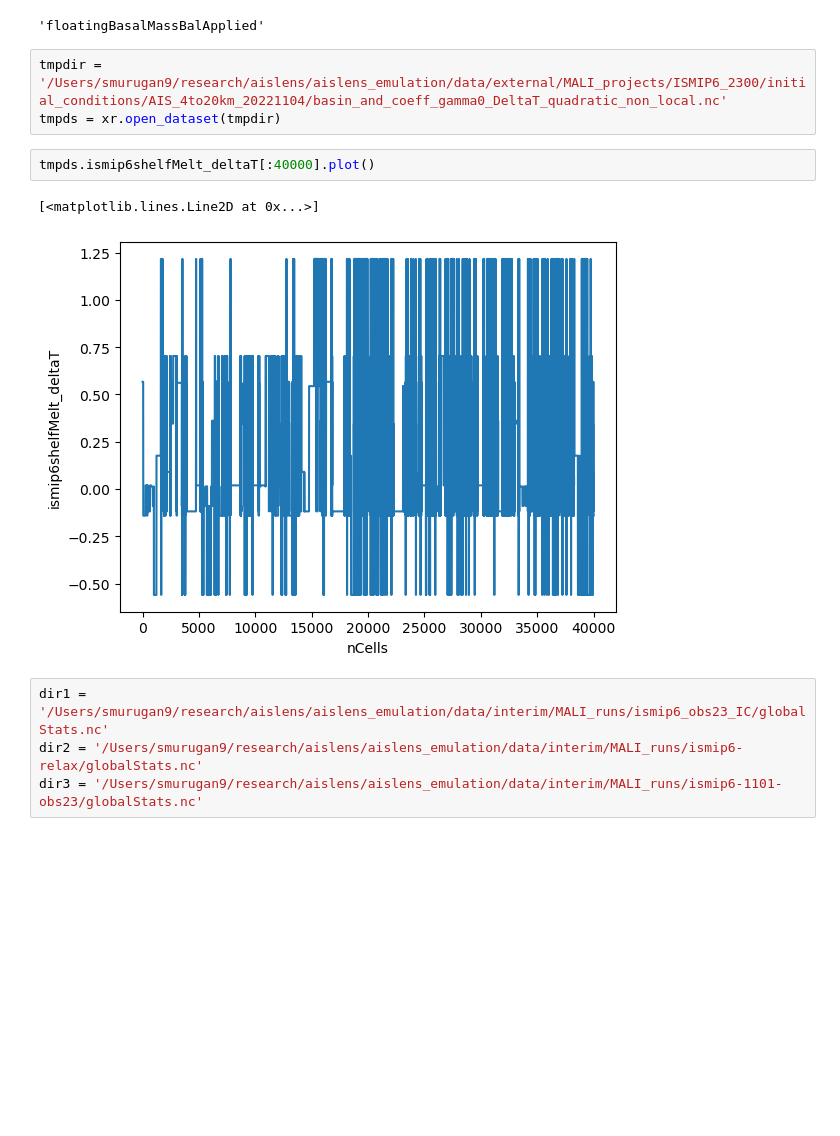
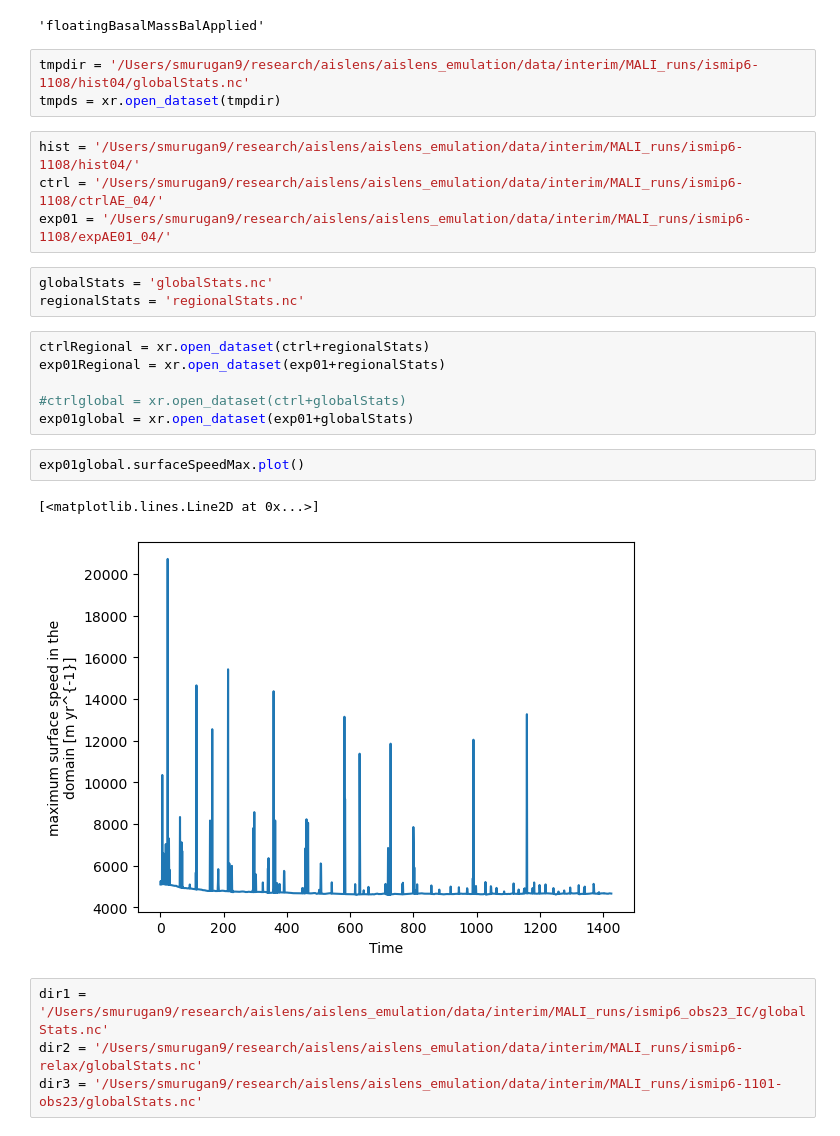
Before and after one commit to mshiv/aislens_emulation, a Jupyter notebook: notebooks/scratch.ipynb, the cells around one changed output. Cells and saved outputs as stored; diff of their text form; blank space fills up the shorter version.

```diff
--- a/notebooks/scratch.ipynb
+++ b/notebooks/scratch.ipynb
@@ -18,13 +18,26 @@ dir = '/Users/smurugan9/research/aislens/MALI-ismip6-0721/hist_08/output/'
 # %% [output]
 'floatingBasalMassBalApplied'
 # %%
-tmpdir = '/Users/smurugan9/research/aislens/aislens_emulation/data/external/MALI_projects/ISMIP6_2300/initial_conditions/AIS_4to20km_20221104/basin_and_coeff_gamma0_DeltaT_quadratic_non_local.nc'
+tmpdir = '/Users/smurugan9/research/aislens/aislens_emulation/data/interim/MALI_runs/ismip6-1108/hist04/globalStats.nc'
 tmpds = xr.open_dataset(tmpdir)
 # %%
-tmpds.ismip6shelfMelt_deltaT[:40000].plot()
+hist = '/Users/smurugan9/research/aislens/aislens_emulation/data/interim/MALI_runs/ismip6-1108/hist04/'
+ctrl = '/Users/smurugan9/research/aislens/aislens_emulation/data/interim/MALI_runs/ismip6-1108/ctrlAE_04/'
+exp01 = '/Users/smurugan9/research/aislens/aislens_emulation/data/interim/MALI_runs/ismip6-1108/expAE01_04/'
-# %% [output]
-[<matplotlib.lines.Line2D at 0x...>]
-[figure, removed]
+# %%
+globalStats = 'globalStats.nc'
+regionalStats = 'regionalStats.nc'
+# %%
+ctrlRegional = xr.open_dataset(ctrl+regionalStats)
+exp01Regional = xr.open_dataset(exp01+regionalStats)
+
+#ctrlglobal = xr.open_dataset(ctrl+globalStats)
+exp01global = xr.open_dataset(exp01+globalStats)
+# %%
+exp01global.surfaceSpeedMax.plot()
+# %% [output]
+[<matplotlib.lines.Line2D at 0x...>]
+[figure, added]
 # %%
 dir1 = '/Users/smurugan9/research/aislens/aislens_emulation/data/interim/MALI_runs/ismip6_obs23_IC/globalStats.nc'
 dir2 = '/Users/smurugan9/research/aislens/aislens_emulation/data/interim/MALI_runs/ismip6-relax/globalStats.nc'
```
Also changed, not shown: parts of 2 cells of this notebook, 1 other file.
